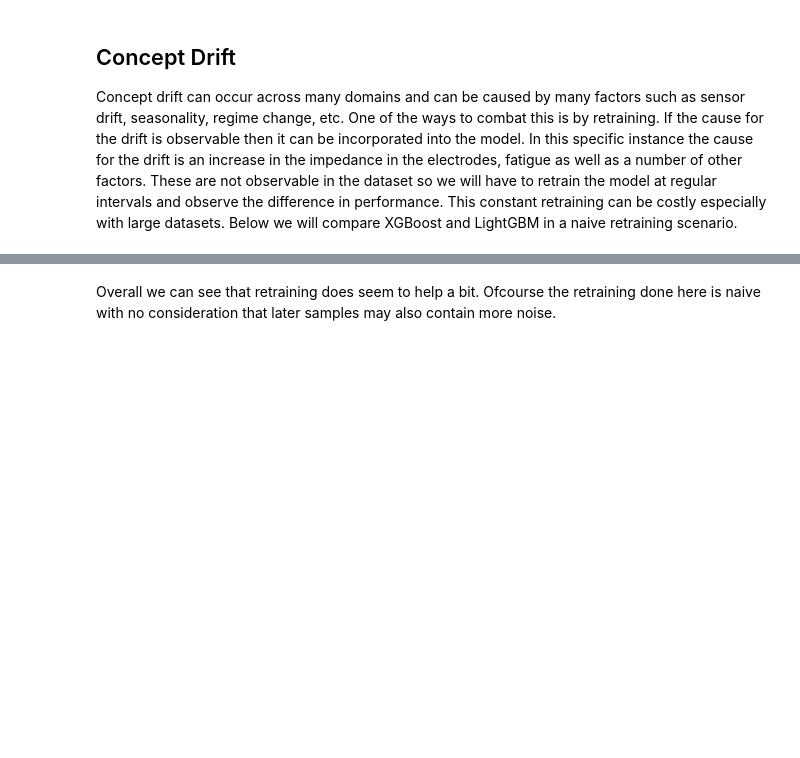
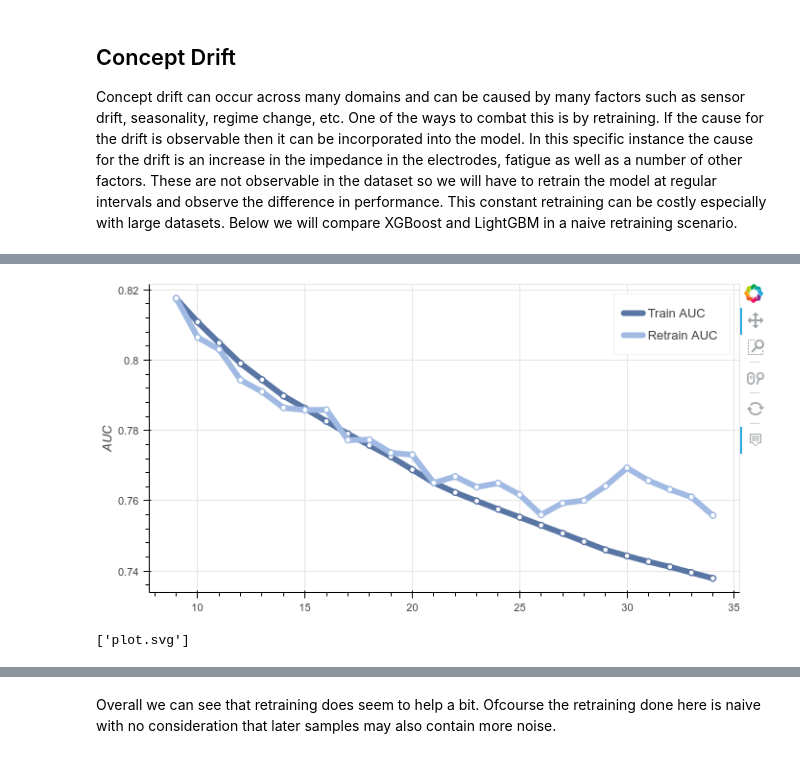
Before and after one commit to Azure/fast_retraining, a Jupyter notebook: experiments/02_BCI.ipynb, the cells around one changed output, grey strips where cells are left out. Cells and saved outputs as stored; diff of their text form; code cells hidden in the pictures; blank space fills up the shorter version.

Commit message:
Testing the png and svg rendering on github

```diff
--- a/experiments/02_BCI.ipynb
+++ b/experiments/02_BCI.ipynb
@@ -255,3 +258,9 @@ p.add_tools(l1_hover)
 show(p)
 # %% [output]
 [interactive output not drawn]
+# %%
+# So that the plots are visible in github
+export_png(p, filename='xgb_bci_train_retrain.png')
+Image.open('xgb_bci_train_retrain.png')
+# %% [output]
+[figure, added]
@@ -257,0 +269,5 @@ show(p)
+# %%
+p.output_backend = "svg"
+export_svgs(p, filename="plot.svg")
+# %% [output]
+['plot.svg']
```
Also changed, not shown: parts of 8 cells of this notebook.
